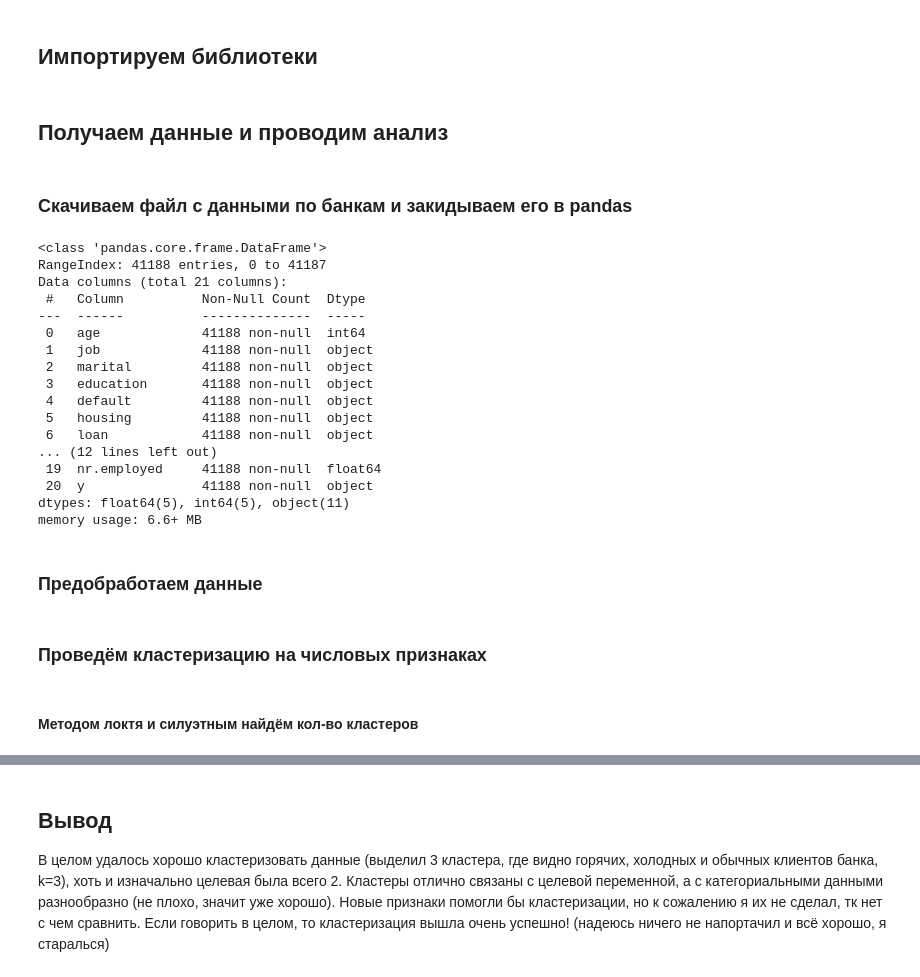
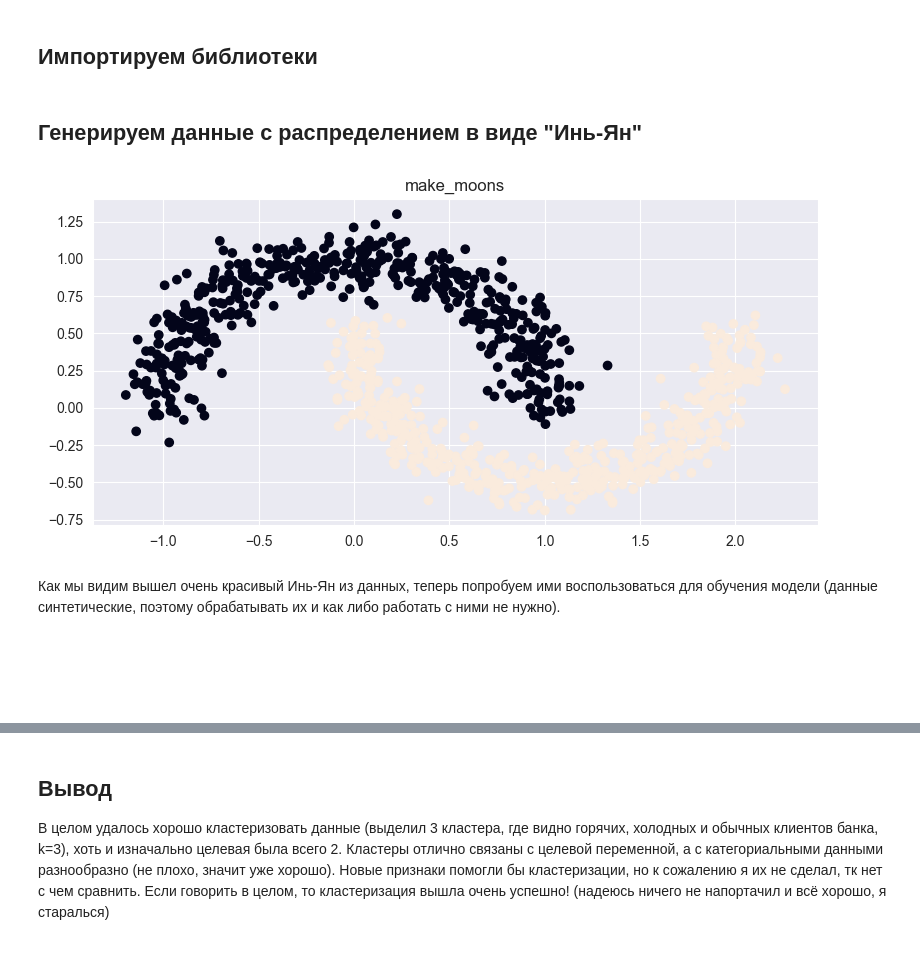
Before and after one commit to lomonoga/ML_Learning_Labs, a Jupyter notebook: lab_2_1/sample.ipynb, the cells around one changed output, grey strips where cells are left out. Cells and saved outputs as stored; diff of their text form; code cells hidden in the pictures.

```diff
--- a/lab_2_1/sample.ipynb
+++ b/lab_2_1/sample.ipynb
@@ -17,28 +17,18 @@ from sklearn.metrics import adjusted_rand_score, normalized_mutual_info_score
-# %% [markdown]
-## Получаем данные и проводим анализ
 # %% [markdown]
-### Скачиваем файл с данными по банкам и закидываем его в pandas
+## Генерируем данные с распределением в виде "Инь-Ян"
 # %%
-df = pd.read_csv('./data/', sep=';')
+# Сгенерируем 1000 точек в виде Инь-Ян с помощью знакомой нам библиотеки и добавим немного шума
+fig, ax = plt.subplots(nrows=1, ncols=1, figsize=(8, 4))
 
-df.info()
+X, Y = make_moons(n_samples=1_000, noise=0.1, random_state=41)
+ax.scatter(X[:, 0], X[:, 1], c=Y)
+ax.set_title("make_moons")
+
+plt.tight_layout()
+plt.show()
 # %% [output]
-<class 'pandas.core.frame.DataFrame'>
-RangeIndex: 41188 entries, 0 to 41187
-Data columns (total 21 columns):
- #   Column          Non-Null Count  Dtype
----  ------          --------------  -----
- 0   age             41188 non-null  int64
- 1   job             41188 non-null  object
- 2   marital         41188 non-null  object
- 3   education       41188 non-null  object
- 4   default         41188 non-null  object
- 5   housing         41188 non-null  object
- 6   loan            41188 non-null  object
-... (12 lines left out)
- 19  nr.employed     41188 non-null  float64
- 20  y               41188 non-null  object
-dtypes: float64(5), int64(5), object(11)
-memory usage: 6.6+ MB
+[figure, added]
+# %% [markdown]
+Как мы видим вышел очень красивый Инь-Ян из данных, теперь попробуем ими воспользоваться для обучения модели (данные синтетические, поэтому обрабатывать их и как либо работать с ними не нужно).
 # %% [markdown]
-### Предобработаем данные
+##
@@ -69,4 +35,2 @@ df_encoded[numerical_cols] = scaler.fit_transform(df_encoded[numerical_cols])
 # %% [markdown]
-### Проведём кластеризацию на числовых признаках
+##
-# %% [markdown]
-#### Методом локтя и силуэтным найдём кол-во кластеров
```
Also changed, not shown: parts of 9 cells of this notebook, 1 other file.
